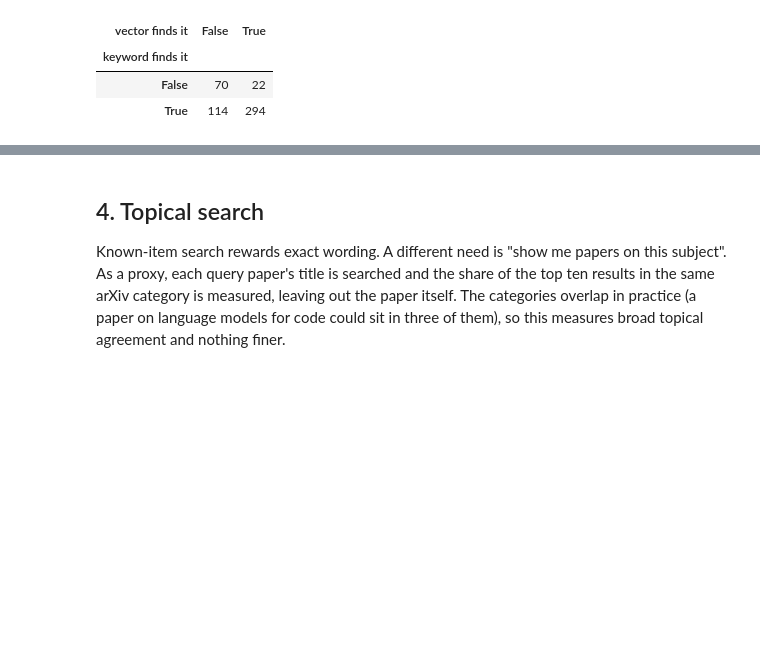
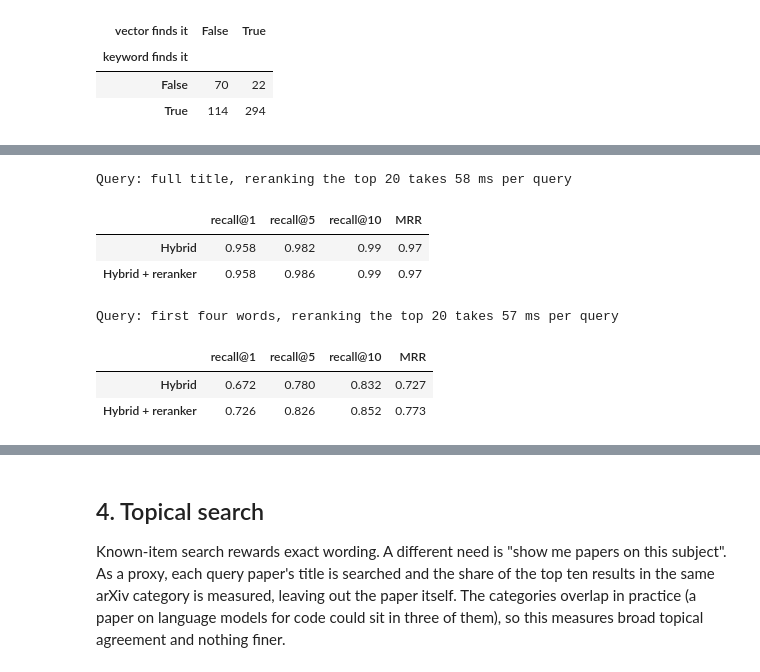
Before and after one commit to Sammyjoseph999/arxiv-hybrid-search, a Jupyter notebook: notebook.ipynb, the cells around one changed output, grey strips where cells are left out. Drawn from its saved outputs; the diff is of its cells as text; code cells hidden in the pictures; blank space fills up the shorter version.

Commit message:
Add a cross-encoder reranking stage and measure where it helps

```diff
--- a/notebook.ipynb
+++ b/notebook.ipynb
@@ -169,0 +174,34 @@ pd.crosstab(pd.Series(k_hit, name="keyword finds it"), pd.Series(v_hit, name="ve
+# %%
+from hybridsearch.rerank import CrossEncoderReranker
+
+reranker = CrossEncoderReranker(papers["abstract"].tolist(), depth=20)
+alpha = best_alpha["full title"]
+
+
+def reranked(kind, make_query):
+    ranks, seconds = [], 0.0
+    for (k, v), i in zip(scored[(kind, "test")], test_ids):
+        start = time.perf_counter()
+        scores = reranker.rerank(make_query(papers.loc[i, "title"]), weighted_fusion(k, v, best_alpha[kind]))
+        seconds += time.perf_counter() - start
+        ranks.append(rank_of(scores, i))
+    return summarise(ranks), 1000 * seconds / len(test_ids)
+
+
+rerank_rows, rerank_ms = {}, {}
+for kind, make_query in [("full title", lambda t: t), ("first four words", short)]:
+    hybrid_name = f"Hybrid: weighted (alpha={best_alpha[kind]})"
+    summary, ms = reranked(kind, make_query)
+    rerank_rows[kind] = pd.DataFrame({"Hybrid": results[kind].loc[hybrid_name], "Hybrid + reranker": summary}).T
+    rerank_ms[kind] = ms
+    print(f"Query: {kind}, reranking the top 20 takes {ms:.0f} ms per query")
+    display(rerank_rows[kind].round(3))
+# %% [output]
+Query: full title, reranking the top 20 takes 58 ms per query
+|  | recall@1 | recall@5 | recall@10 | MRR |
+| Hybrid | 0.958 | 0.982 | 0.99 | 0.97 |
+| Hybrid + reranker | 0.958 | 0.986 | 0.99 | 0.97 |
+Query: first four words, reranking the top 20 takes 57 ms per query
+|  | recall@1 | recall@5 | recall@10 | MRR |
+| Hybrid | 0.672 | 0.780 | 0.832 | 0.727 |
+| Hybrid + reranker | 0.726 | 0.826 | 0.852 | 0.773 |
```
Also changed, not shown: parts of 7 cells of this notebook, 3 other files.
